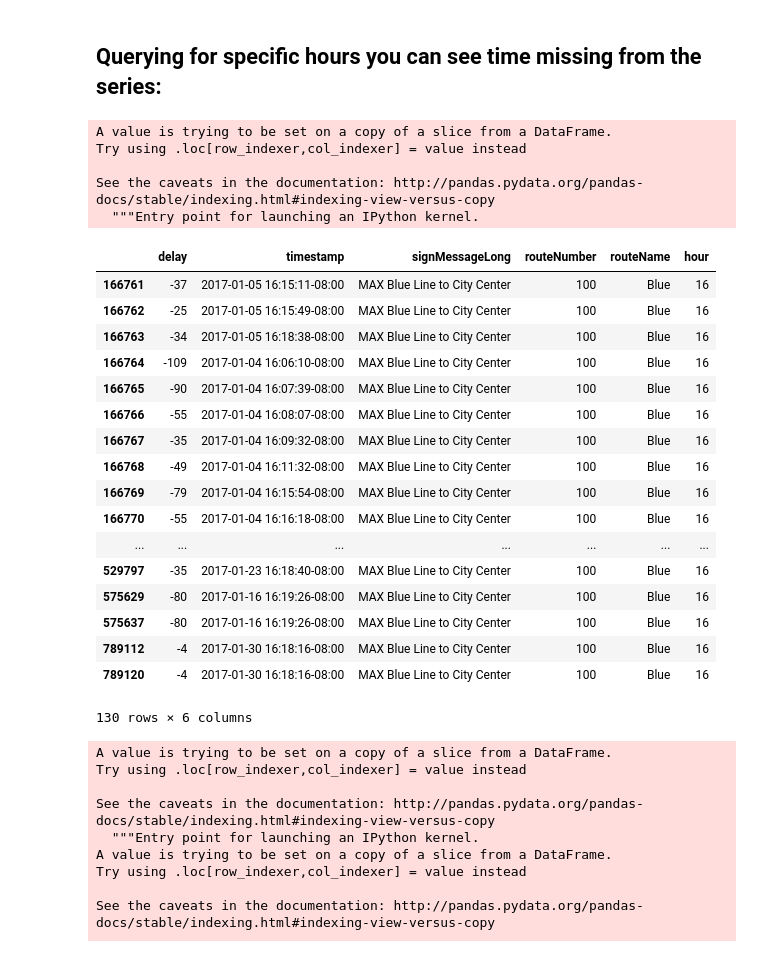
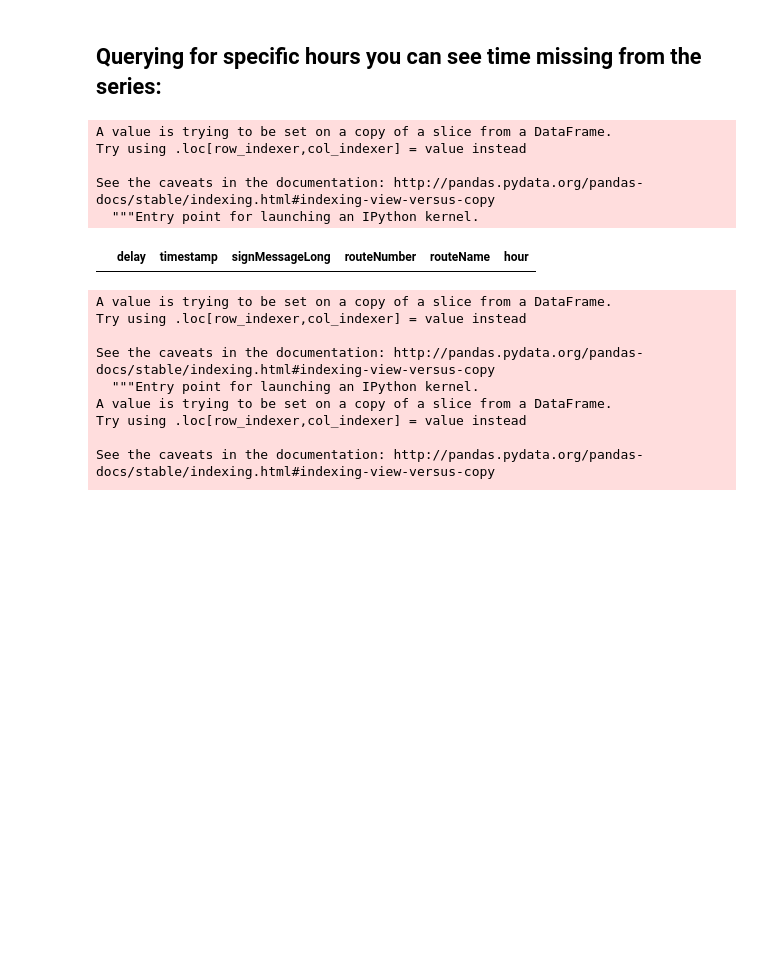
Before and after one commit to zfregin/DataScience, a Jupyter notebook: Trimet_Delay_Stats_and_HeatMap.ipynb, the cells around one changed output. Drawn from its saved outputs; the diff is of its cells as text; code cells hidden in the pictures; blank space fills up the shorter version.

```diff
--- a/Trimet_Delay_Stats_and_HeatMap.ipynb
+++ b/Trimet_Delay_Stats_and_HeatMap.ipynb
@@ -285,31 +285,14 @@ sign_delay_median.sort_values(by='delay', ascending=True)
 # %%
 delays['timestamp'] = pd.to_datetime(delays['timestamp'], errors='coerce')
 city_center = delays.drop(axis=1, columns=['tripID', 'vehicle_id'])
-city_center[(city_center['signMessageLong'] == 'MAX  Blue Line to City Center') & (city_center['timestamp'].dt.hour == 16)]
+city_center[(city_center['signMessageLong'] == 'MAX  Blue Line to City Center') & (city_center['timestamp'].dt.hour == 15)]
 # %% [output]
 A value is trying to be set on a copy of a slice from a DataFrame.
 Try using .loc[row_indexer,col_indexer] = value instead
 
 See the caveats in the documentation: http://pandas.pydata.org/pandas-docs/stable/indexing.html#indexing-view-versus-copy
   """Entry point for launching an IPython kernel.
 |  | delay | timestamp | signMessageLong | routeNumber | routeName | hour |
-| 166761 | -37 | 2017-01-05 16:15:11-08:00 | MAX Blue Line to City Center | 100 | Blue | 16 |
-| 166762 | -25 | 2017-01-05 16:15:49-08:00 | MAX Blue Line to City Center | 100 | Blue | 16 |
-| 166763 | -34 | 2017-01-05 16:18:38-08:00 | MAX Blue Line to City Center | 100 | Blue | 16 |
-| 166764 | -109 | 2017-01-04 16:06:10-08:00 | MAX Blue Line to City Center | 100 | Blue | 16 |
-| 166765 | -90 | 2017-01-04 16:07:39-08:00 | MAX Blue Line to City Center | 100 | Blue | 16 |
-| 166766 | -55 | 2017-01-04 16:08:07-08:00 | MAX Blue Line to City Center | 100 | Blue | 16 |
-| 166767 | -35 | 2017-01-04 16:09:32-08:00 | MAX Blue Line to City Center | 100 | Blue | 16 |
-| 166768 | -49 | 2017-01-04 16:11:32-08:00 | MAX Blue Line to City Center | 100 | Blue | 16 |
-| 166769 | -79 | 2017-01-04 16:15:54-08:00 | MAX Blue Line to City Center | 100 | Blue | 16 |
-| 166770 | -55 | 2017-01-04 16:16:18-08:00 | MAX Blue Line to City Center | 100 | Blue | 16 |
-| ... | ... | ... | ... | ... | ... | ... |
-| 529797 | -35 | 2017-01-23 16:18:40-08:00 | MAX Blue Line to City Center | 100 | Blue | 16 |
-| 575629 | -80 | 2017-01-16 16:19:26-08:00 | MAX Blue Line to City Center | 100 | Blue | 16 |
-| 575637 | -80 | 2017-01-16 16:19:26-08:00 | MAX Blue Line to City Center | 100 | Blue | 16 |
-| 789112 | -4 | 2017-01-30 16:18:16-08:00 | MAX Blue Line to City Center | 100 | Blue | 16 |
-| 789120 | -4 | 2017-01-30 16:18:16-08:00 | MAX Blue Line to City Center | 100 | Blue | 16 |
-130 rows × 6 columns
 # %%
 delays['timestamp'] = pd.to_datetime(delays['timestamp'], errors='coerce').dt.tz_localize('UTC')
 delays['timestamp'] = pd.to_datetime(delays['timestamp'], errors='coerce').dt.tz_convert('US/Pacific')
```
